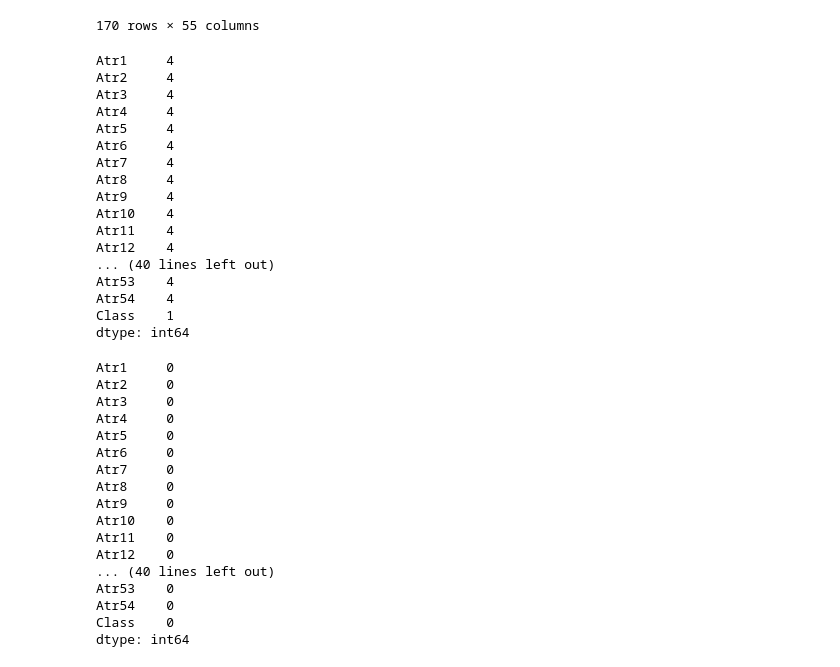
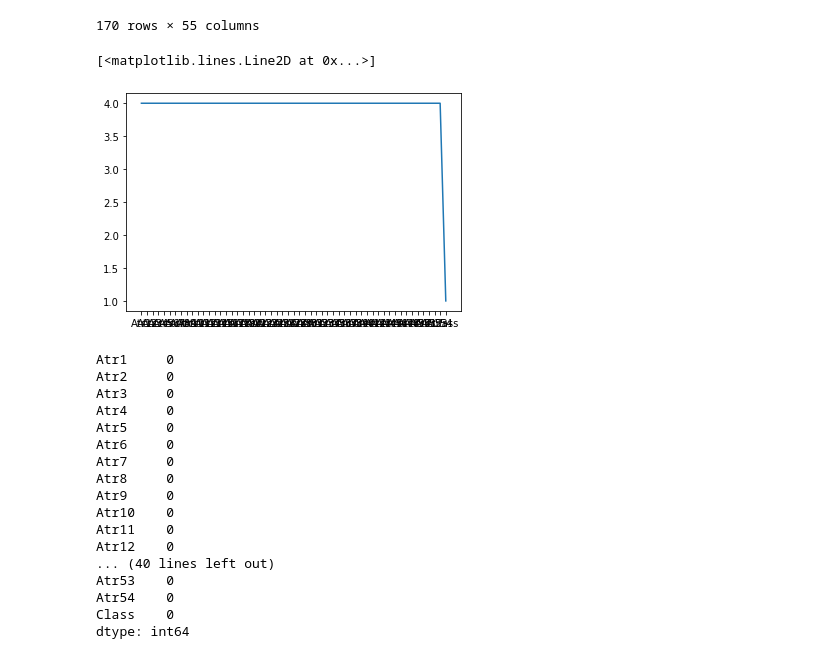
Before and after one commit to soniakhilesh/divorceanalytics, a Jupyter notebook: eda.ipynb, the cells around one changed output. Drawn from its saved outputs; the diff is of its cells as text; code cells hidden in the pictures.

```diff
--- a/eda.ipynb
+++ b/eda.ipynb
@@ -42,25 +42,10 @@ data.isnull()
 170 rows × 55 columns
 # %%
 # ensure data doesn't have outliers on max value
-data.max()
+print(data.max())
 # %% [output]
-Atr1     4
-Atr2     4
-Atr3     4
-Atr4     4
-Atr5     4
-Atr6     4
-Atr7     4
-Atr8     4
-Atr9     4
-Atr10    4
-Atr11    4
-Atr12    4
-... (40 lines left out)
-Atr53    4
-Atr54    4
-Class    1
-dtype: int64
+[<matplotlib.lines.Line2D at 0x...>]
+[figure, added]
 # %%
 # ensure data doesn't have outliers on min value
 data.min()
```
Also changed, not shown: parts of 1 cell of this notebook.
